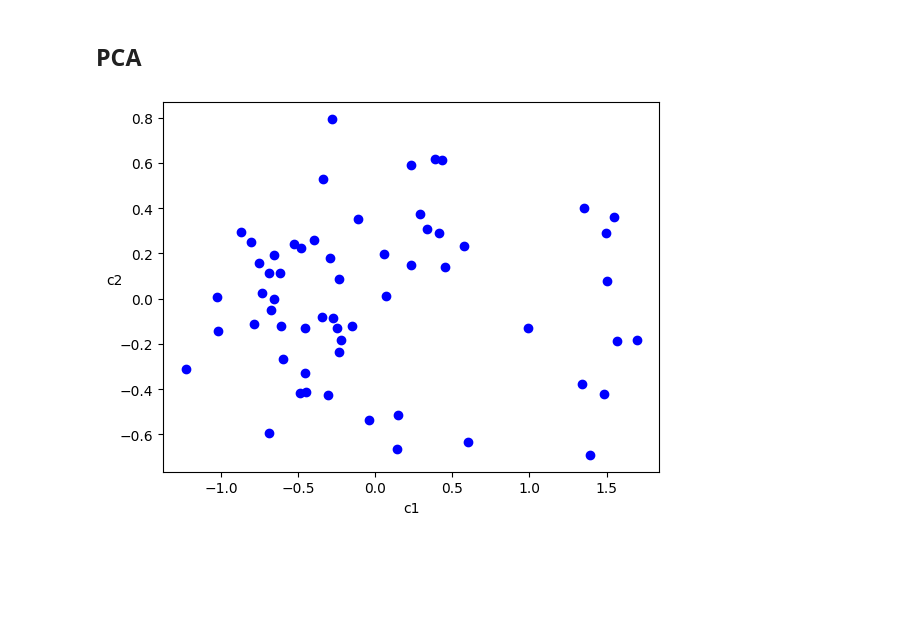
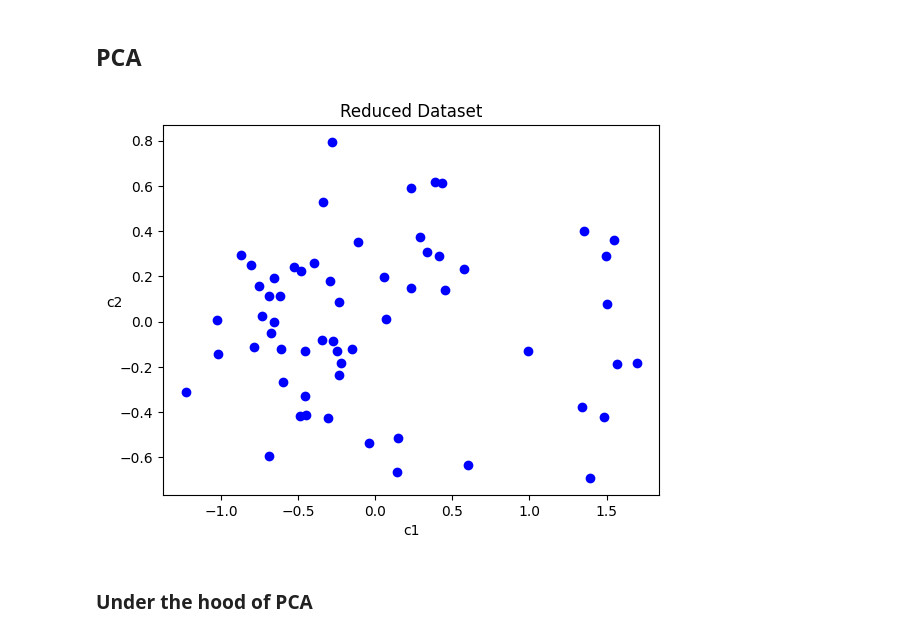
Before and after one commit to Zane-dev16/Dimensionality-Reduction-Notebooks, a Jupyter notebook: notebooks/linear_data_dim_reduction.ipynb.ipynb, the cells around one changed output. Saved outputs shown, nothing was run; the diff lists cells and outputs as text; code cells hidden in the pictures; blank space fills up the shorter version.

Commit message:
Demonstrate under the hood of pca

```diff
--- a/notebooks/linear_data_dim_reduction.ipynb.ipynb
+++ b/notebooks/linear_data_dim_reduction.ipynb.ipynb
@@ -83,7 +83,10 @@ X2D = pca.fit_transform(X)
 # %%
 plt.plot(X2D[:, 0], X2D[:, 1], "bo")
 plt.xlabel("c1")
 plt.ylabel("c2", rotation=False)
+plt.title("Reduced Dataset")
 plt.show()
 # %% [output]
-[figure, old version]
+[figure, new version]
+# %% [markdown]
+### Under the hood of PCA
```
Also changed, not shown: parts of 3 cells of this notebook.
